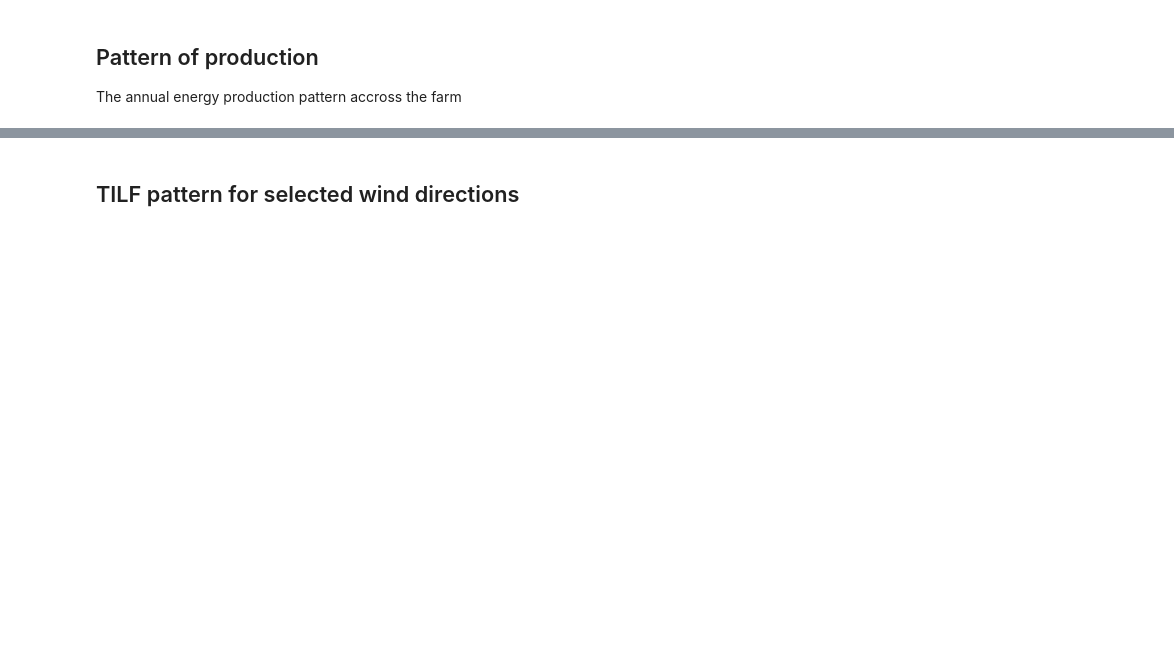
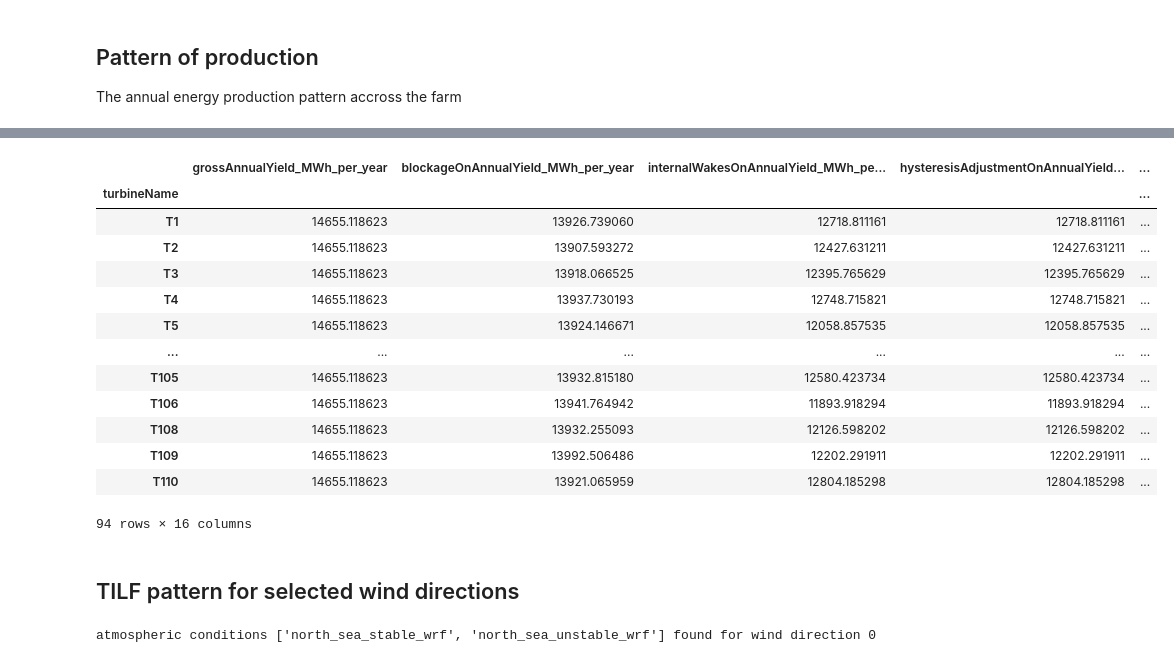
Before and after one commit to dnv-opensource/WindFarmer-automation, a Jupyter notebook: Examples/WebApi/CFDMLv2/cfdml_v2_calculator.ipynb, the cells around one changed output, grey strips where cells are left out. Cells and saved outputs as stored; diff of their text form; code cells hidden in the pictures; blank space fills up the shorter version.

```diff
--- a/Examples/WebApi/CFDMLv2/cfdml_v2_calculator.ipynb
+++ b/Examples/WebApi/CFDMLv2/cfdml_v2_calculator.ipynb
@@ -282,3 +352,28 @@ fig.colorbar(im)
+# %%
+turbine_results_df = pd.DataFrame.from_dict(results['windFarmAepOutputs'][0]['turbineResults'])
+turbine_results_df.set_index('turbineName', drop=True, inplace=True)
+turbine_results_df["farm_name"] = results['windFarmAepOutputs'][0]['windFarmName']
+turbine_results_df['easting'] = per_turbine_results['turbineLocation'].map(lambda x: dict(x)['easting_m'])
+turbine_results_df['northing'] = per_turbine_results['turbineLocation'].map(lambda x: dict(x)['northing_m'])
+turbine_results_df["turbineInteractionEfficiency"] = per_turbine_results["fullAnnualYield_MWh_per_year"] / per_turbine_results["grossAnnualYield_MWh_per_year"]
+turbine_results_df.drop(columns=['turbineLocation', 'usedPerformanceTableIds'], inplace=True)
+turbine_results_df.to_csv(per_turbine_results_file_name)
+turbine_results_df
+# %% [output]
+|  | grossAnnualYield_MWh_per_year | blockageOnAnnualYield_MWh_per_year | internalWakesOnAnnualYield_MWh_pe... | hysteresisAdjustmentOnAnnualYield... | ... |
+| turbineName |  |  |  |  | ... |
+| T1 | 14655.118623 | 13926.739060 | 12718.811161 | 12718.811161 | ... |
+| T2 | 14655.118623 | 13907.593272 | 12427.631211 | 12427.631211 | ... |
+| T3 | 14655.118623 | 13918.066525 | 12395.765629 | 12395.765629 | ... |
+| T4 | 14655.118623 | 13937.730193 | 12748.715821 | 12748.715821 | ... |
+| T5 | 14655.118623 | 13924.146671 | 12058.857535 | 12058.857535 | ... |
+| ... | ... | ... | ... | ... | ... |
+| T105 | 14655.118623 | 13932.815180 | 12580.423734 | 12580.423734 | ... |
+| T106 | 14655.118623 | 13941.764942 | 11893.918294 | 11893.918294 | ... |
+| T108 | 14655.118623 | 13932.255093 | 12126.598202 | 12126.598202 | ... |
+| T109 | 14655.118623 | 13992.506486 | 12202.291911 | 12202.291911 | ... |
+| T110 | 14655.118623 | 13921.065959 | 12804.185298 | 12804.185298 | ... |
+94 rows × 16 columns
 # %% [markdown]
 ## TILF pattern for selected wind directions
 # %%
@@ -300,7 +395,9 @@ def get_atmos_classes_for_direction (wind_direction, atmosphericConditionProbabi
     print ("No atmospheric conditions found for wind direction!")
     return None
 
-atmos_classes_for_direction = get_atmos_classes_for_direction(wind_direction, atmosperhic_conditions["atmosphericConditionProbabilityDistribution"])
+atmos_classes_for_direction = get_atmos_classes_for_direction(wind_direction, site_classification['atmosphericConditions']['atmosphericConditionProbabilityDistribution'])
+# %% [output]
+atmospheric conditions ['north_sea_stable_wrf', 'north_sea_unstable_wrf'] found for wind direction 0
 # %%
 # wind speed turbine interaction loss factor plotting accross array
 wind_direction_index = int(wind_direction/ (360.0 / NUMBER_OF_DIRECTION_STEPS))
```
Also changed, not shown: parts of 31 cells of this notebook, 18 other files.
